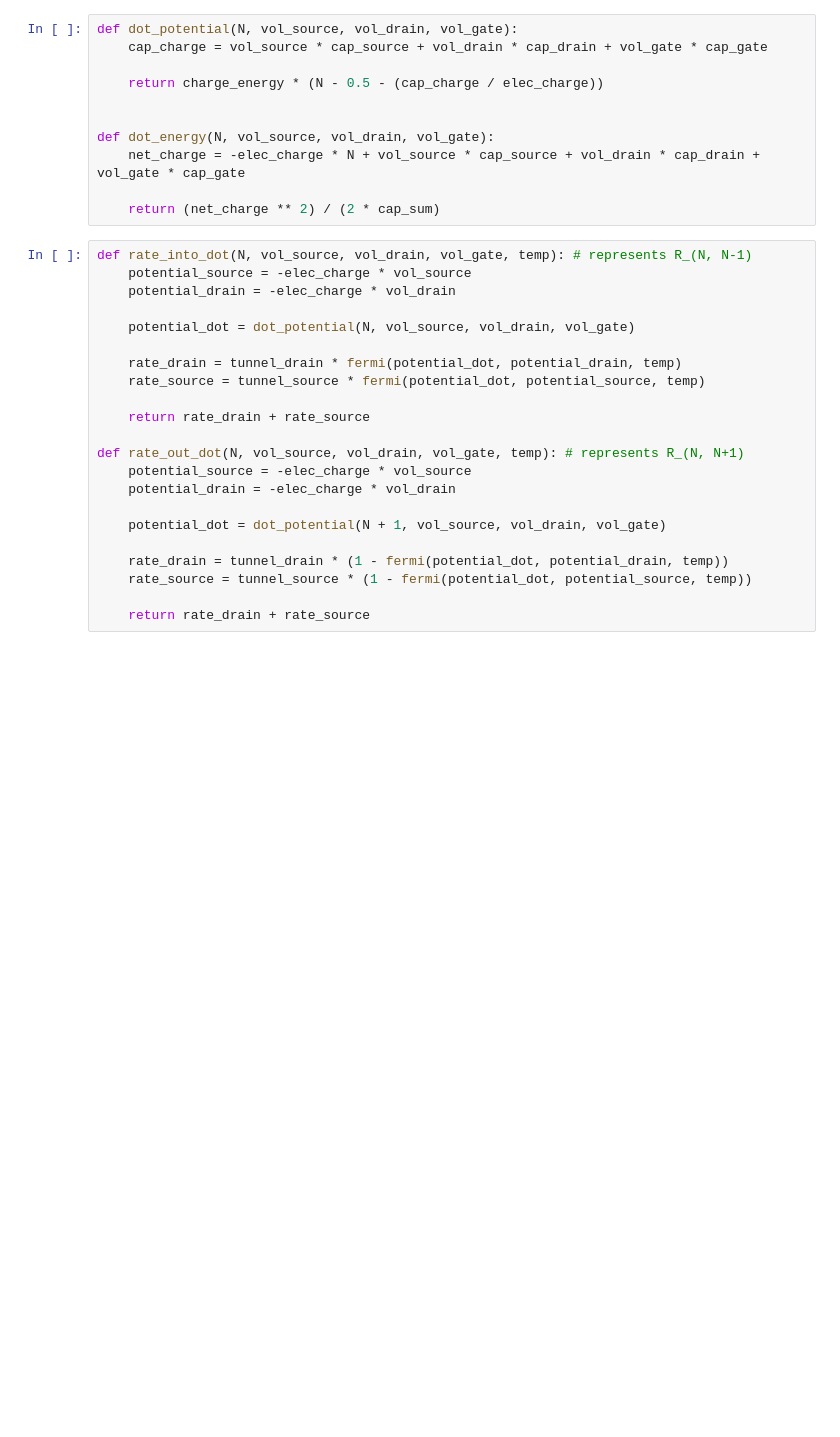
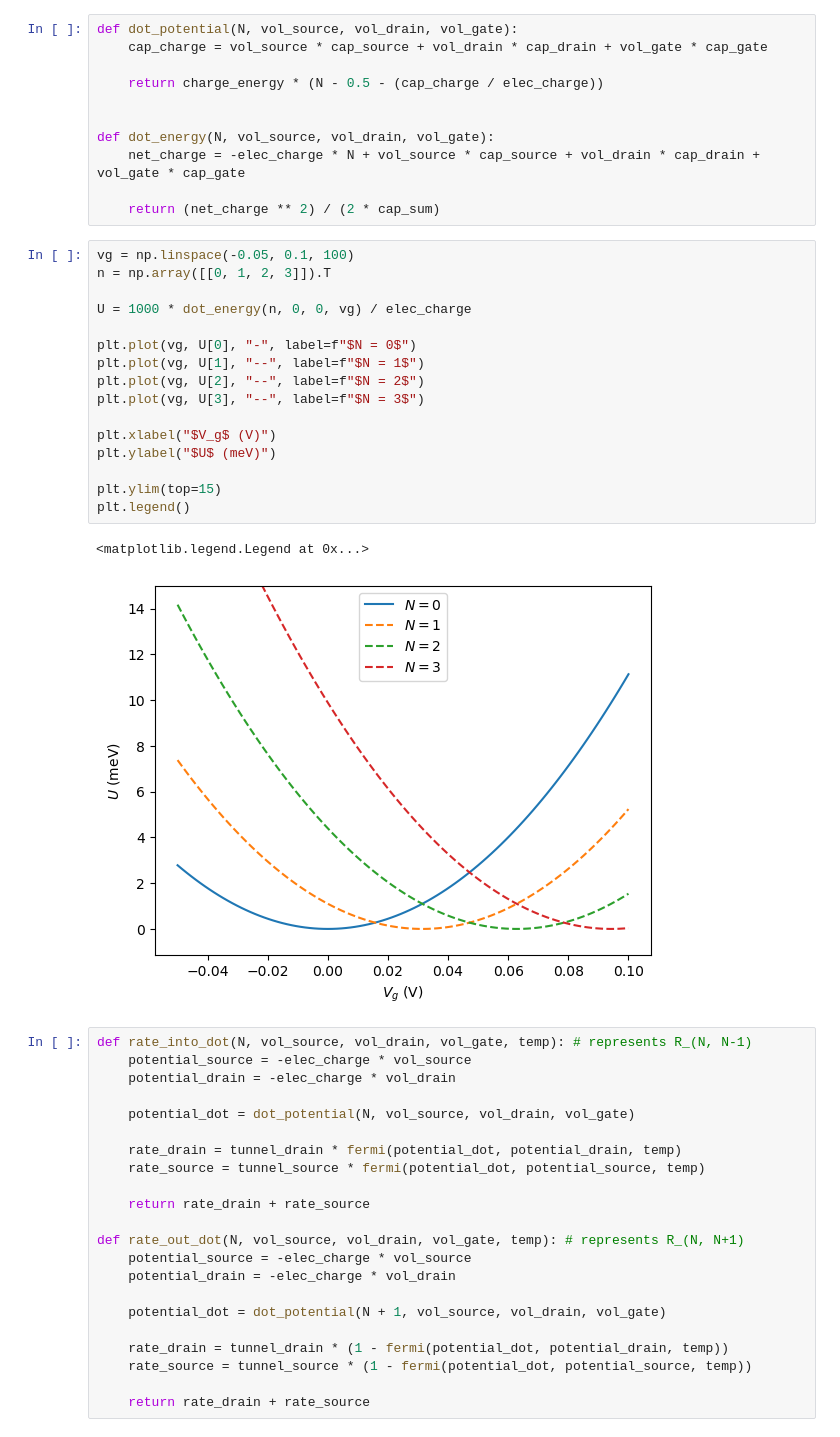
Before and after one commit to Snehil-Jha/CPP, a Jupyter notebook: paper1.ipynb, the cells around one changed output. Saved outputs shown, nothing was run; the diff lists cells and outputs as text; blank space fills up the shorter version.

```diff
--- a/paper1.ipynb
+++ b/paper1.ipynb
@@ -41,6 +41,25 @@ def dot_energy(N, vol_source, vol_drain, vol_gate):
     net_charge = -elec_charge * N + vol_source * cap_source + vol_drain * cap_drain + vol_gate * cap_gate
 
     return (net_charge ** 2) / (2 * cap_sum)
+# %%
+vg = np.linspace(-0.05, 0.1, 100)
+n = np.array([[0, 1, 2, 3]]).T
+
+U = 1000 * dot_energy(n, 0, 0, vg) / elec_charge
+
+plt.plot(vg, U[0], "-", label=f"$N = 0$")
+plt.plot(vg, U[1], "--", label=f"$N = 1$")
+plt.plot(vg, U[2], "--", label=f"$N = 2$")
+plt.plot(vg, U[3], "--", label=f"$N = 3$")
+
+plt.xlabel("$V_g$ (V)")
+plt.ylabel("$U$ (meV)")
+
+plt.ylim(top=15)
+plt.legend()
+# %% [output]
+<matplotlib.legend.Legend at 0x...>
+[figure, added]
 # %%
 def rate_into_dot(N, vol_source, vol_drain, vol_gate, temp): # represents R_(N, N-1)
     potential_source = -elec_charge * vol_source
```
Also changed, not shown: 10 other files.
